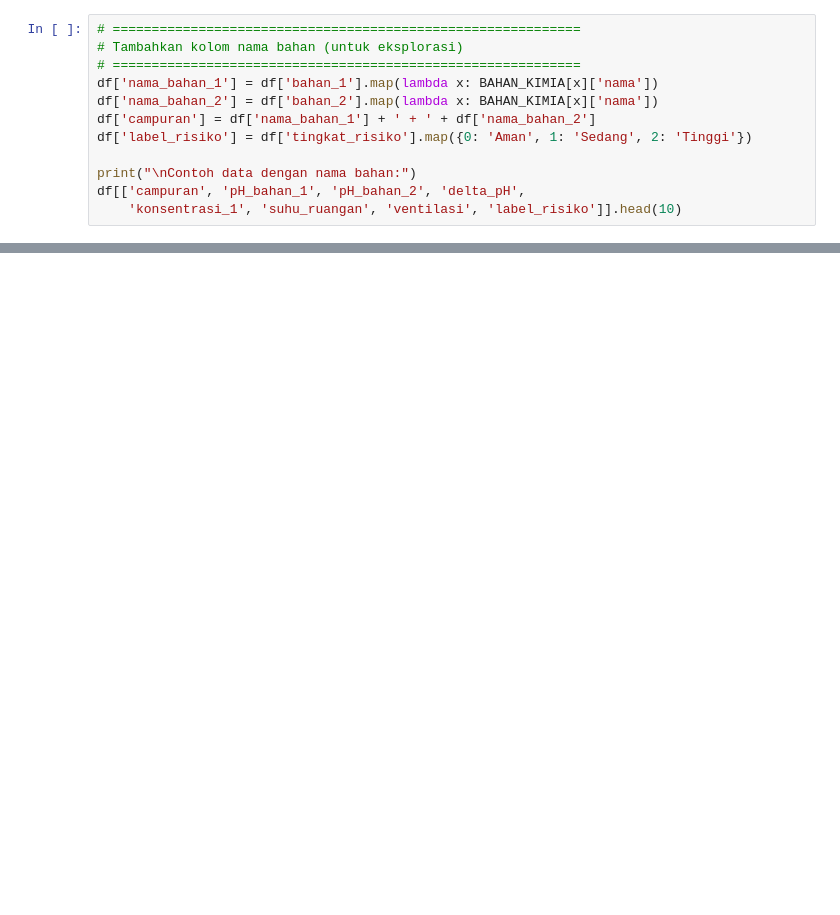
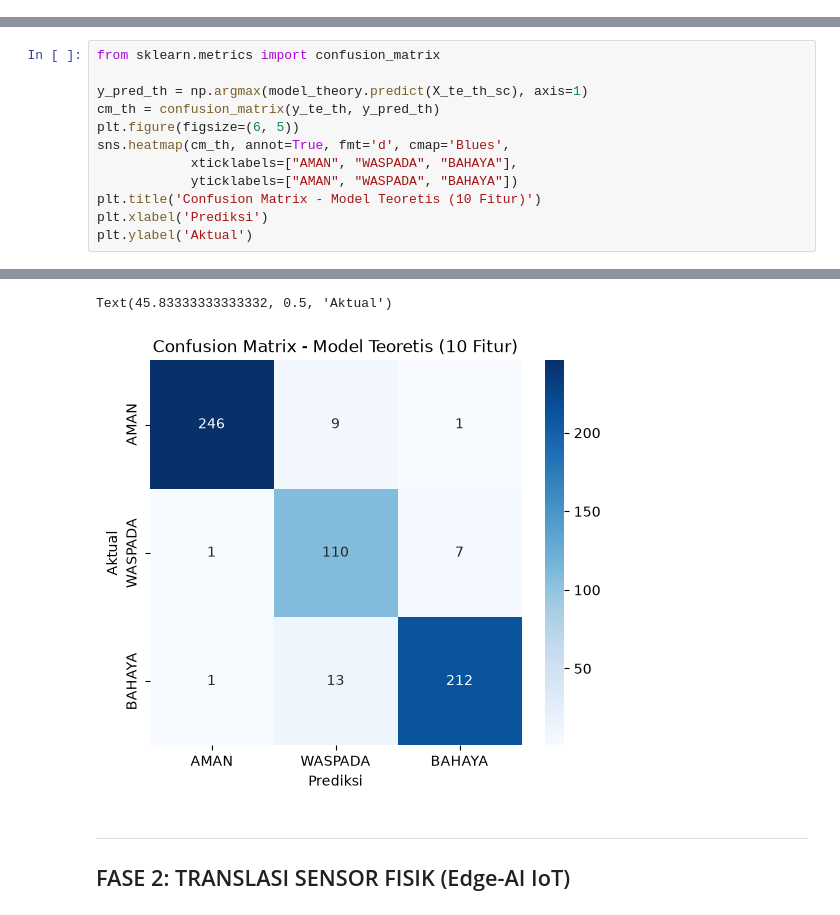
Before and after one commit to SIPARTA/ai_models, a Jupyter notebook: SIPARTA copy.ipynb, the cells around one changed output, grey strips where cells are left out. Cells and saved outputs as stored; diff of their text form; blank space fills up the shorter version.

```diff
--- a/SIPARTA copy.ipynb
+++ b/SIPARTA copy.ipynb
@@ -148,12 +105,0 @@ display(df.head())
-# %%
-# ============================================================
-# Tambahkan kolom nama bahan (untuk eksplorasi)
-# ============================================================
-df['nama_bahan_1'] = df['bahan_1'].map(lambda x: BAHAN_KIMIA[x]['nama'])
-df['nama_bahan_2'] = df['bahan_2'].map(lambda x: BAHAN_KIMIA[x]['nama'])
-df['campuran'] = df['nama_bahan_1'] + ' + ' + df['nama_bahan_2']
-df['label_risiko'] = df['tingkat_risiko'].map({0: 'Aman', 1: 'Sedang', 2: 'Tinggi'})
-
-print("\nContoh data dengan nama bahan:")
-df[['campuran', 'pH_bahan_1', 'pH_bahan_2', 'delta_pH',
-    'konsentrasi_1', 'suhu_ruangan', 'ventilasi', 'label_risiko']].head(10)
@@ -180,0 +222,13 @@ print("\u2705 Dataset tersimpan: dataset_gas_beracun_siparta.csv")
+# %%
+from sklearn.metrics import confusion_matrix
+
+y_pred_th = np.argmax(model_theory.predict(X_te_th_sc), axis=1)
+cm_th = confusion_matrix(y_te_th, y_pred_th)
+plt.figure(figsize=(6, 5))
+sns.heatmap(cm_th, annot=True, fmt='d', cmap='Blues',
+            xticklabels=["AMAN", "WASPADA", "BAHAYA"],
+            yticklabels=["AMAN", "WASPADA", "BAHAYA"])
+plt.title('Confusion Matrix - Model Teoretis (10 Fitur)')
+plt.xlabel('Prediksi')
+plt.ylabel('Aktual')
+# %% [output]
@@ -180,0 +236,5 @@ print("\u2705 Dataset tersimpan: dataset_gas_beracun_siparta.csv")
+Text(45.83333333333332, 0.5, 'Aktual')
+[figure, added]
+# %% [markdown]
+---
+## FASE 2: TRANSLASI SENSOR FISIK (Edge-AI IoT)
```
Also changed, not shown: parts of 34 cells of this notebook, 4 other files.
